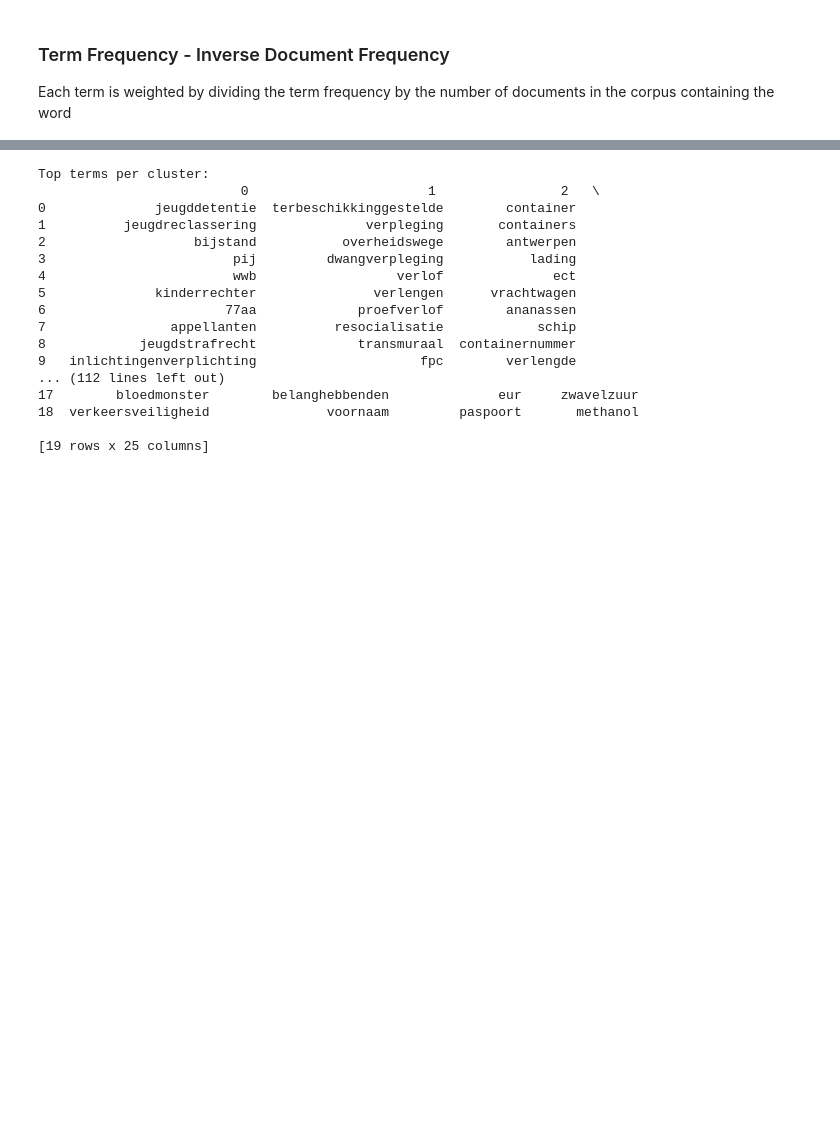
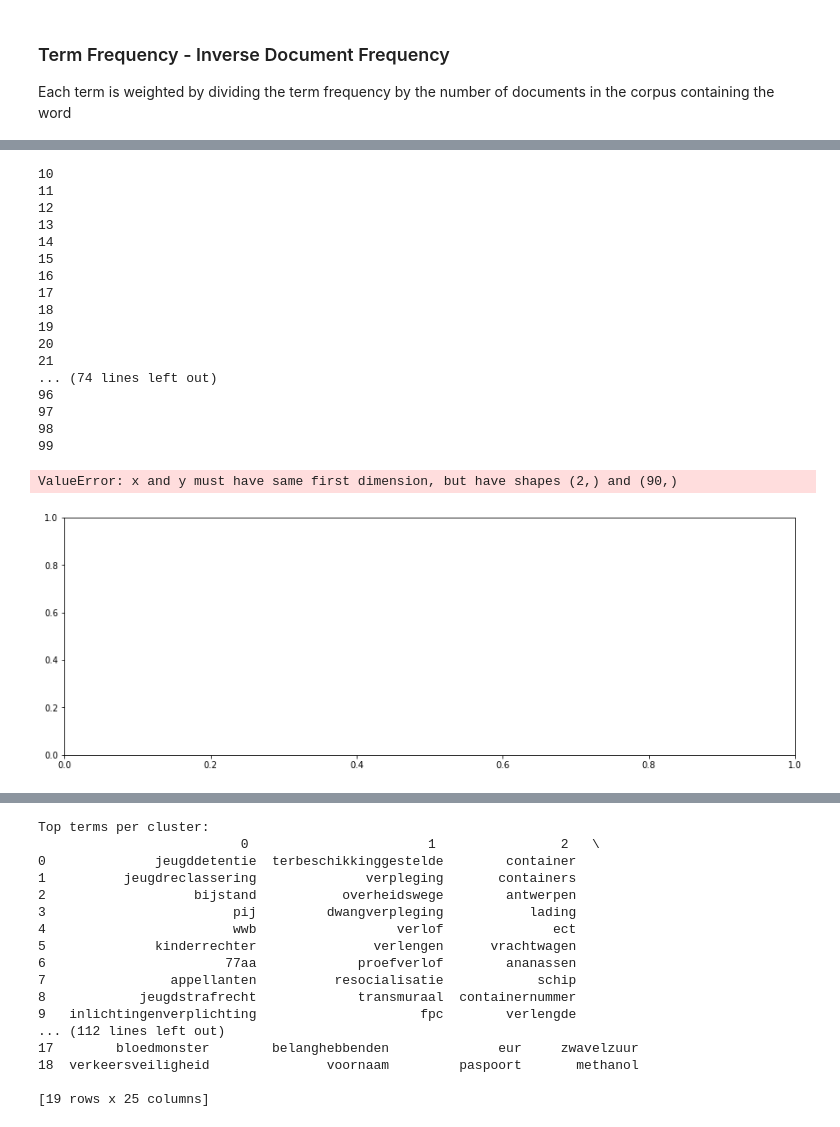
Before and after one commit to bloemetjesgordijn/DSP, a Jupyter notebook: cas/notebooks/TF-IDF.ipynb, the cells around one changed output, grey strips where cells are left out. Cells and saved outputs as stored; diff of their text form; code cells hidden in the pictures; blank space fills up the shorter version.

```diff
--- a/cas/notebooks/TF-IDF.ipynb
+++ b/cas/notebooks/TF-IDF.ipynb
@@ -126,0 +132,33 @@ plt.show()
+# %%
+# X = # <your_data>
+distorsions = []
+for k in range(10, 100):
+    print(k)
+    kmeans = KMeans(n_clusters=k, init='k-means++', max_iter=200)
+    kmeans.fit_predict(X)
+    distorsions.append(kmeans.inertia_)
+
+fig = plt.figure(figsize=(15, 5))
+plt.plot(range(2, 4), distorsions)
+plt.grid(True)
+plt.title('Elbow curve')
+# %% [output]
+10
+11
+12
+13
+14
+15
+16
+17
+18
+19
+20
+21
+... (74 lines left out)
+96
+97
+98
+99
+ValueError: x and y must have same first dimension, but have shapes (2,) and (90,)
+[figure, added]
```
Also changed, not shown: parts of 6 cells of this notebook, 5 other files.
